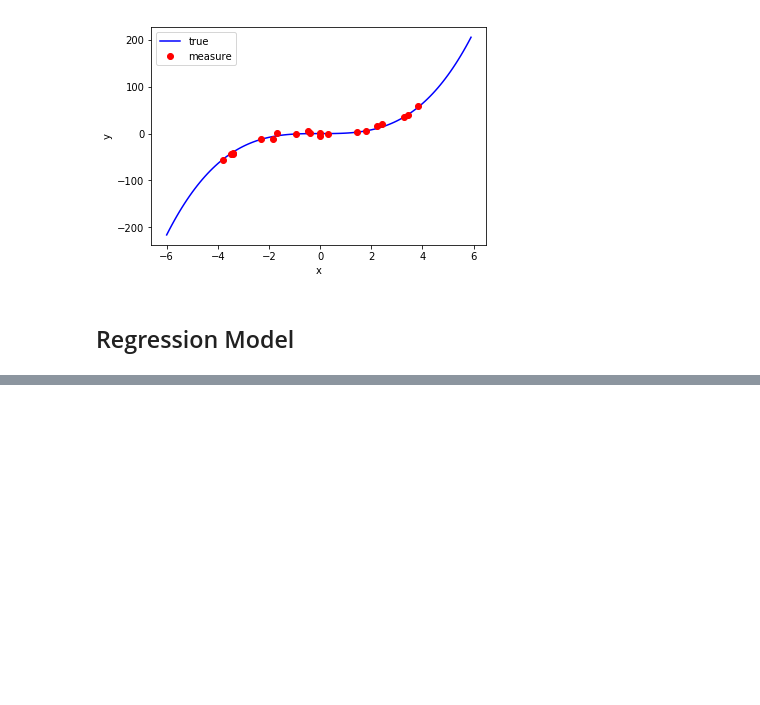
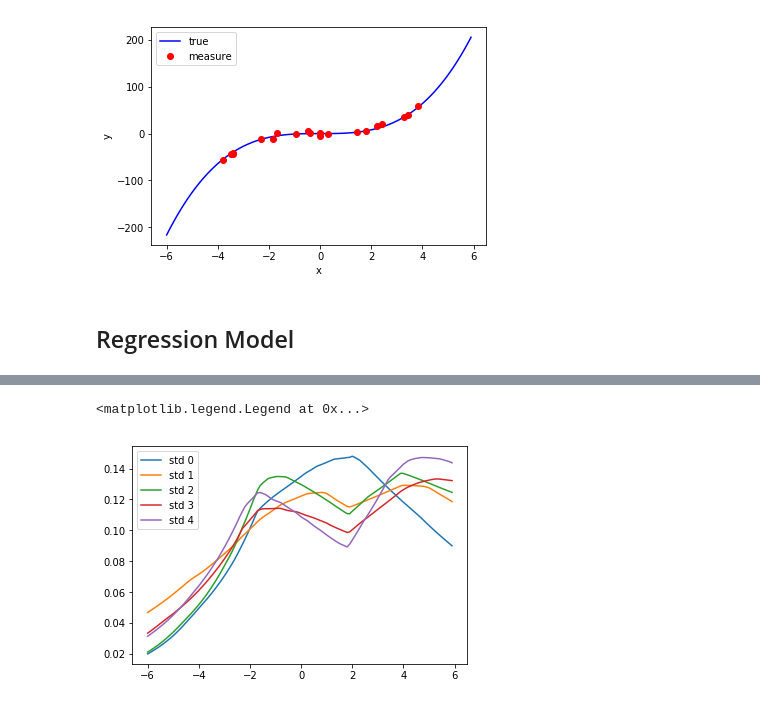
Before and after one commit to hayoung-kim/tf2-deep-ensemble-uncertainty, a Jupyter notebook: ensemble.ipynb, the cells around one changed output, grey strips where cells are left out. Drawn from its saved outputs; the diff is of its cells as text; code cells hidden in the pictures; blank space fills up the shorter version.

```diff
--- a/ensemble.ipynb
+++ b/ensemble.ipynb
@@ -124,3 +151,10 @@ KeyboardInterrupt:
+# %%
+for i, _var in enumerate(var_list):
+    plt.plot(_x, np.sqrt(_var), label='std {}'.format(i))
+plt.legend()
+# %% [output]
+<matplotlib.legend.Legend at 0x...>
+[figure, added]
 # %%
 _x = np.arange(-6, 6, 0.1)
 _y = map(lambda x: x*x*x, _x)
```
Also changed, not shown: parts of 7 cells of this notebook.
